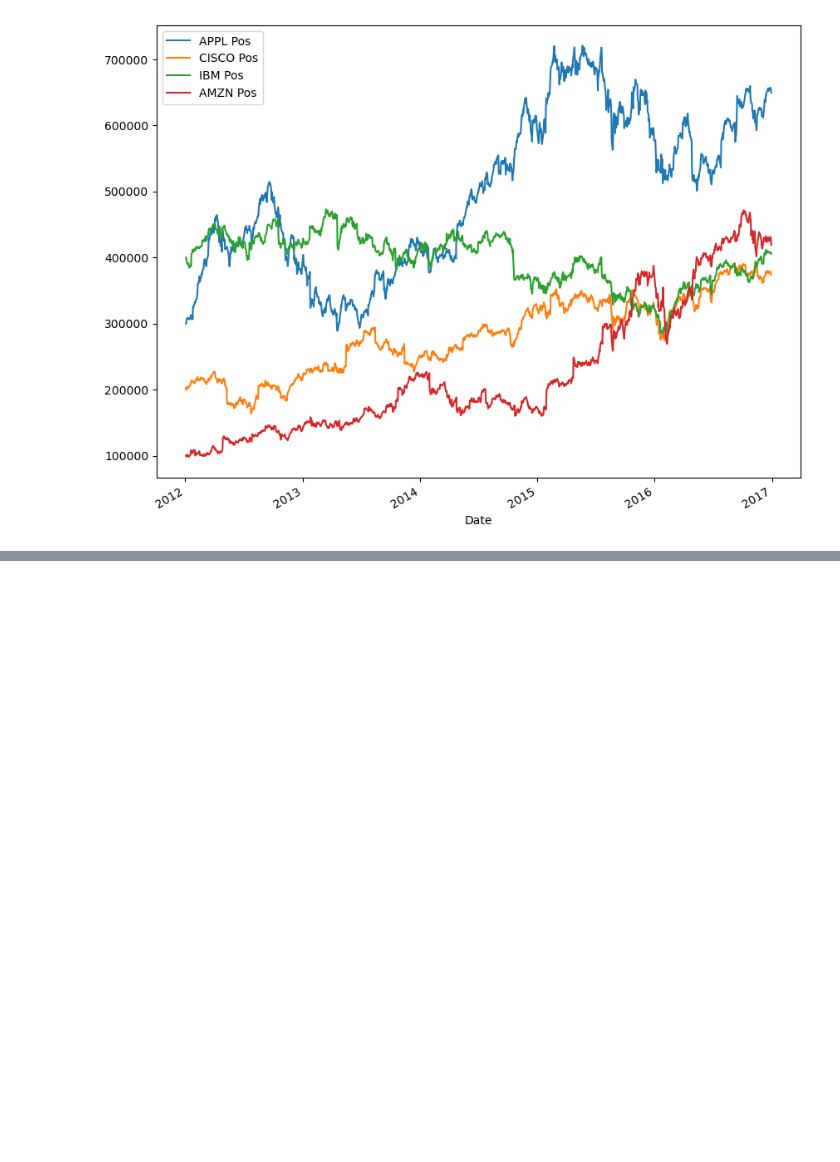
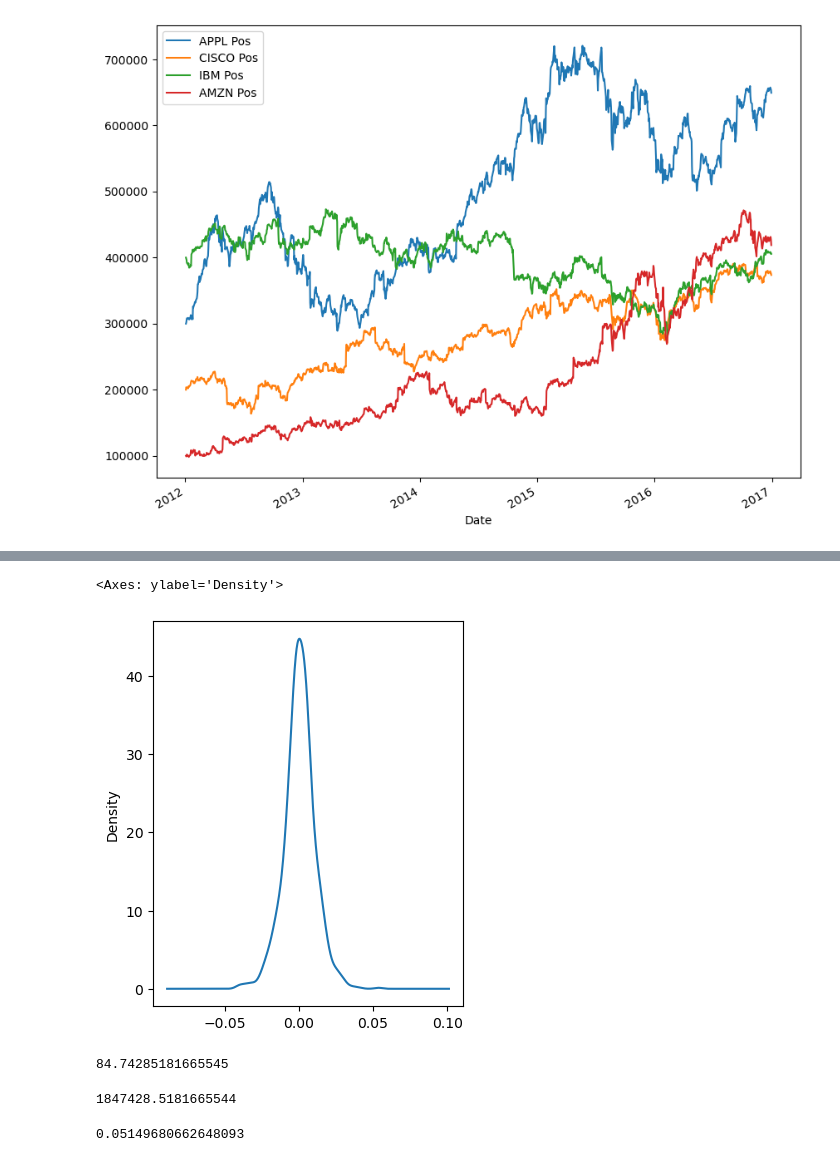
Before and after one commit to Ishanshi-B/Financial-Analysis-Python, a Jupyter notebook: Python Finance /Portfolio-Allocation-and-sharpe-Ratio.ipynb, the cells around one changed output, grey strips where cells are left out. Cells and saved outputs as stored; diff of their text form; code cells hidden in the pictures; blank space fills up the shorter version.

```diff
--- a/Python Finance /Portfolio-Allocation-and-sharpe-Ratio.ipynb
+++ b/Python Finance /Portfolio-Allocation-and-sharpe-Ratio.ipynb
@@ -171,0 +209,5 @@ portfolio_val.drop('Total Pos', axis=1).plot(figsize=(10,8))
+# %%
+portfolio_val['Daily Return'].plot(kind='kde', figsize=(4,5))
+# %% [output]
+<Axes: ylabel='Density'>
+[figure, added]
@@ -171,0 +218,11 @@ portfolio_val.drop('Total Pos', axis=1).plot(figsize=(10,8))
+# %%
+# return is 84.7%
+
+cumulative_return
+# %% [output]
+84.74285181665545
+# %%
+# what are end value would be
+portfolio_val['Total Pos'][-1]
+# %% [output]
+1847428.5181665544
@@ -171,0 +233,4 @@ portfolio_val.drop('Total Pos', axis=1).plot(figsize=(10,8))
+# %%
+SR
+# %% [output]
+0.05149680662648093
```
Also changed, not shown: parts of 13 cells of this notebook, 6 other files.
